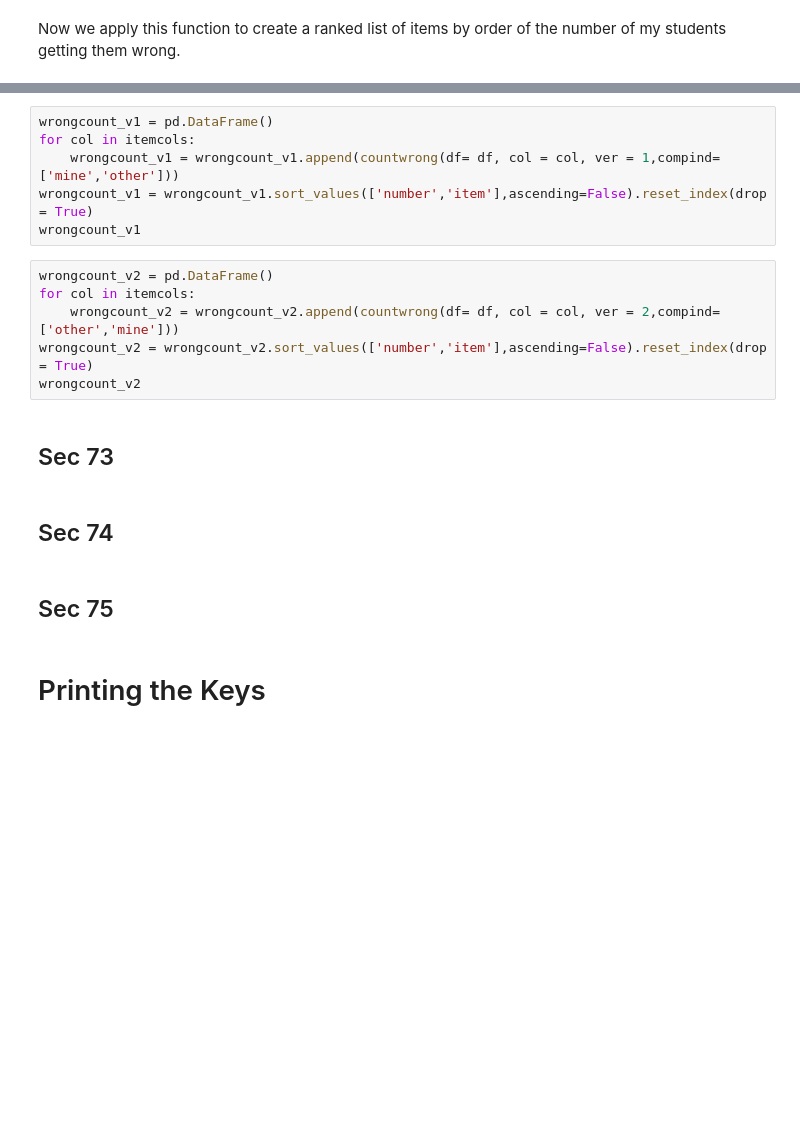
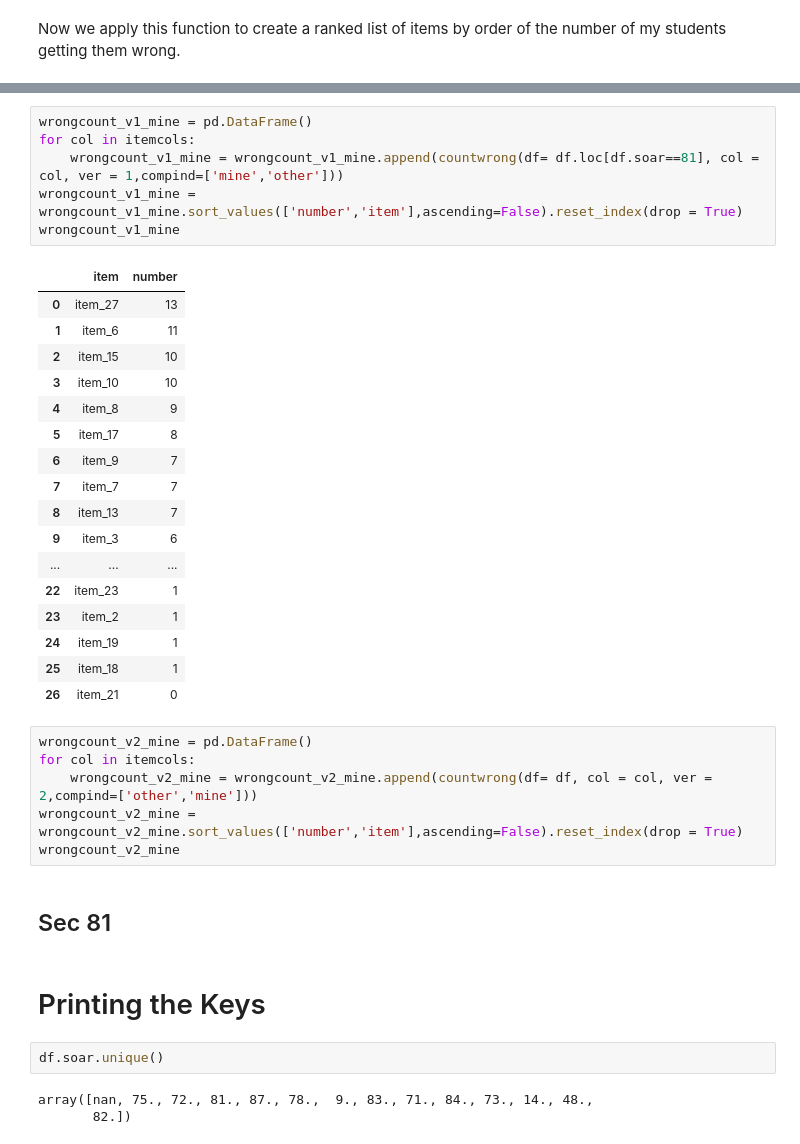
Before and after one commit to cragard/Grading, a Jupyter notebook: Script for cleaning and analyzing 1111 test data fall19ex1.ipynb, the cells around one changed output, grey strips where cells are left out. Cells and saved outputs as stored; diff of their text form; blank space fills up the shorter version.

```diff
--- a/Script for cleaning and analyzing 1111 test data fall19ex1.ipynb
+++ b/Script for cleaning and analyzing 1111 test data fall19ex1.ipynb
@@ -137,21 +99,40 @@ Now we apply this function to create a ranked list of items by order of the numb
 # %%
-wrongcount_v1 = pd.DataFrame()
+wrongcount_v1_mine = pd.DataFrame()
 for col in itemcols:
-    wrongcount_v1 = wrongcount_v1.append(countwrong(df= df, col = col, ver = 1,compind=['mine','other']))
-wrongcount_v1 = wrongcount_v1.sort_values(['number','item'],ascending=False).reset_index(drop = True)
-wrongcount_v1
+    wrongcount_v1_mine = wrongcount_v1_mine.append(countwrong(df= df.loc[df.soar==81], col = col, ver = 1,compind=['mine','other']))
+wrongcount_v1_mine = wrongcount_v1_mine.sort_values(['number','item'],ascending=False).reset_index(drop = True)
+wrongcount_v1_mine
+# %% [output]
+|  | item | number |
+| 0 | item_27 | 13 |
+| 1 | item_6 | 11 |
+| 2 | item_15 | 10 |
+| 3 | item_10 | 10 |
+| 4 | item_8 | 9 |
+| 5 | item_17 | 8 |
+| 6 | item_9 | 7 |
+| 7 | item_7 | 7 |
+| 8 | item_13 | 7 |
+| 9 | item_3 | 6 |
+| ... | ... | ... |
+| 22 | item_23 | 1 |
+| 23 | item_2 | 1 |
+| 24 | item_19 | 1 |
+| 25 | item_18 | 1 |
+| 26 | item_21 | 0 |
 # %%
-wrongcount_v2 = pd.DataFrame()
+wrongcount_v2_mine = pd.DataFrame()
 for col in itemcols:
-    wrongcount_v2 = wrongcount_v2.append(countwrong(df= df, col = col, ver = 2,compind=['other','mine']))
-wrongcount_v2 = wrongcount_v2.sort_values(['number','item'],ascending=False).reset_index(drop = True)
-wrongcount_v2
+    wrongcount_v2_mine = wrongcount_v2_mine.append(countwrong(df= df, col = col, ver = 2,compind=['other','mine']))
+wrongcount_v2_mine = wrongcount_v2_mine.sort_values(['number','item'],ascending=False).reset_index(drop = True)
+wrongcount_v2_mine
 # %% [markdown]
-## Sec 73
+## Sec 81
-# %% [markdown]
-## Sec 74
-# %% [markdown]
-## Sec 75
 # %% [markdown]
 # Printing the Keys
+# %%
+df.soar.unique()
+# %% [output]
+array([nan, 75., 72., 81., 87., 78.,  9., 83., 71., 84., 73., 14., 48.,
+       82.])
 # %%
```
Also changed, not shown: parts of 23 cells of this notebook, 3 other files.
